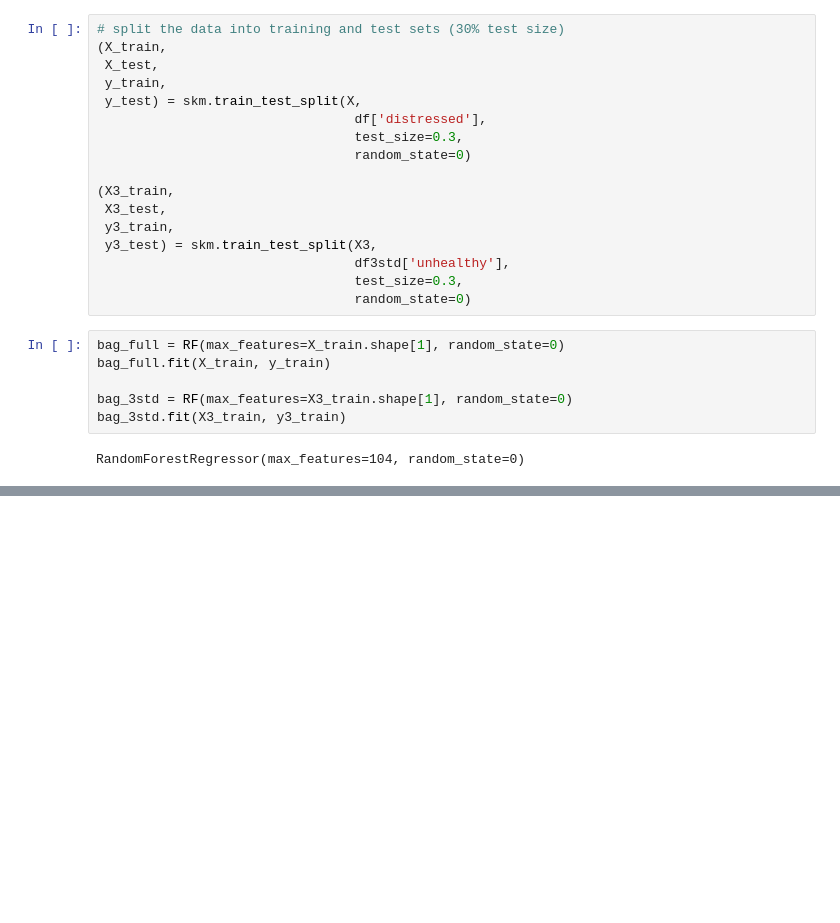
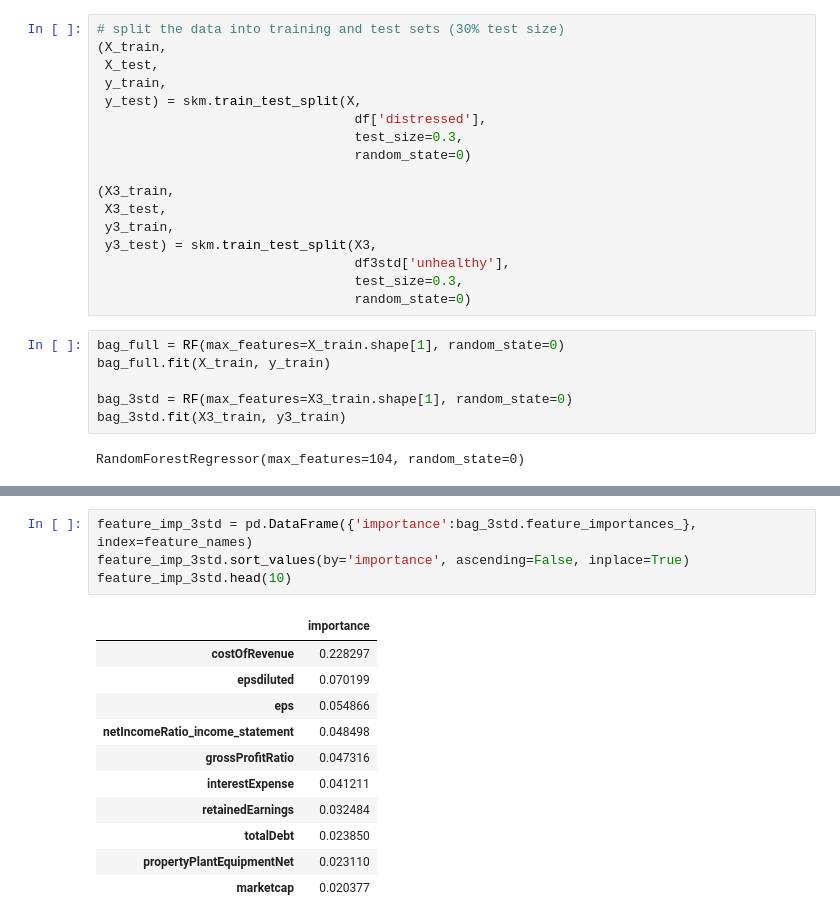
Before and after one commit to quityQ/bachelor, a Jupyter notebook: playgrounds/forest_playground.ipynb, the cells around one changed output, grey strips where cells are left out. Saved outputs shown, nothing was run; the diff lists cells and outputs as text; blank space fills up the shorter version.

```diff
--- a/playgrounds/forest_playground.ipynb
+++ b/playgrounds/forest_playground.ipynb
@@ -248,0 +294,16 @@ np.mean((y3_test -y3_hat_bag)**2)
+# %%
+feature_imp_3std = pd.DataFrame({'importance':bag_3std.feature_importances_}, index=feature_names)
+feature_imp_3std.sort_values(by='importance', ascending=False, inplace=True)
+feature_imp_3std.head(10)
+# %% [output]
+|  | importance |
+| costOfRevenue | 0.228297 |
+| epsdiluted | 0.070199 |
+| eps | 0.054866 |
+| netIncomeRatio_income_statement | 0.048498 |
+| grossProfitRatio | 0.047316 |
+| interestExpense | 0.041211 |
+| retainedEarnings | 0.032484 |
+| totalDebt | 0.023850 |
+| propertyPlantEquipmentNet | 0.023110 |
+| marketcap | 0.020377 |
```
Also changed, not shown: parts of 10 cells of this notebook.
